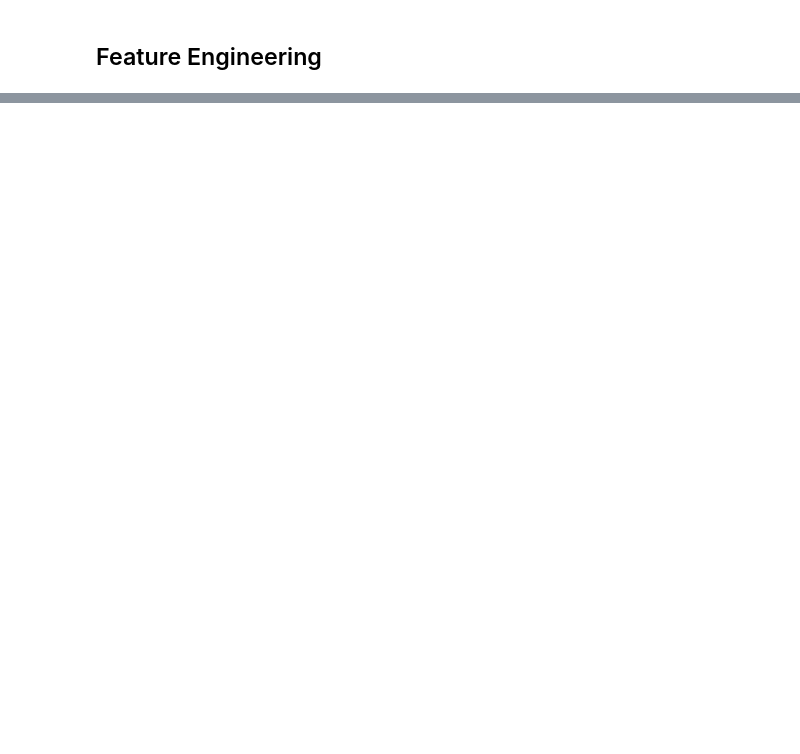
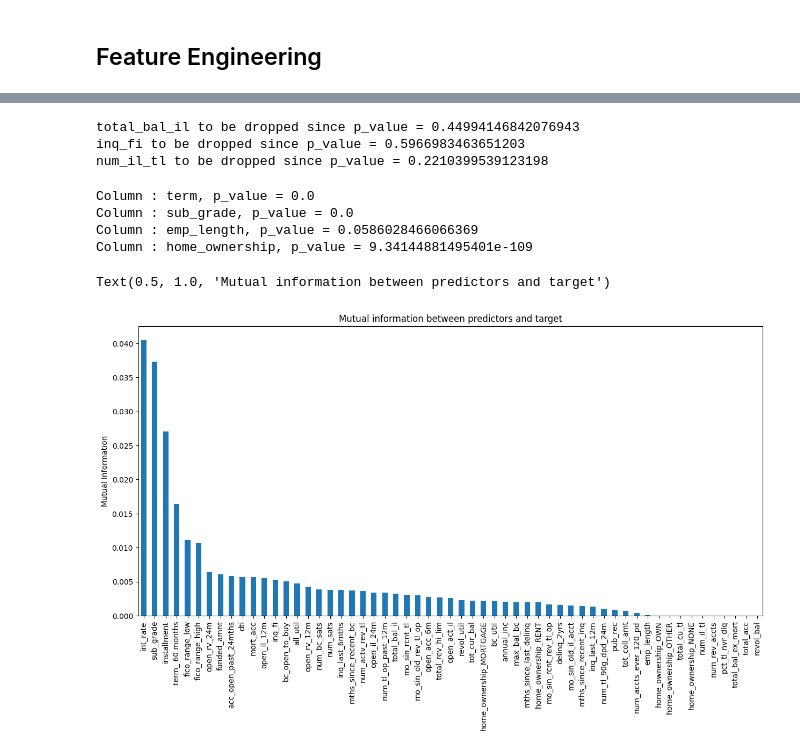
Before and after one commit to heardchef33/credit-risk-tool, a Jupyter notebook: notebooks/feature_engineering.ipynb, the cells around one changed output, grey strips where cells are left out. Drawn from its saved outputs; the diff is of its cells as text; code cells hidden in the pictures; blank space fills up the shorter version.

Commit message:
feat: feature selection methods; correlation analysis, statistical test and domain knowledge

```diff
--- a/notebooks/feature_engineering.ipynb
+++ b/notebooks/feature_engineering.ipynb
@@ -37,0 +34,4 @@ Dropping 27 columns due to domain irrelevance and potential to cause data leakag
+# %%
+X_train, y_train, X_val, y_val, X_test, y_test = train_val_test_split(cleaned_sampled)
+
+X_train, X_val, X_test = initial_preprocessing(X_train=X_train, X_val=X_val, X_test=X_test)
@@ -37,0 +77,48 @@ Dropping 27 columns due to domain irrelevance and potential to cause data leakag
+# %%
+grouped = X_train.merge(y_train, how='inner', left_index=True, right_index=True)
+
+charged_off = grouped.loc[grouped['loan_status'] == 'Charged Off']
+
+fully_paid = grouped.loc[grouped['loan_status'] == 'Fully Paid']
+# %%
+import scipy.stats as stats
+
+# Mann-Whitney U test to test for correlation between the continuous features and the categorical targets
+
+# We establish the level of significance to be 5%
+
+# Let the charged-off group be denoted by C
+# Let the fully paid group be denoted by F
+
+# H0: F_median = C_median (median of the fully paid group is the same as the median of the charged off group)
+
+# H1: F_median != C_median (median of the fully paid group is the same as the median of the charged off group)
+
+# So, if p-value < 0.05, we reject the null hypothesis to include that the medians are different so then
+# the correlation between that specific continuous feature and categorical target is significant
+
+columns_to_drop_from_mwu = []
+
+for column in charged_off.select_dtypes(include=('float64')).columns:
+    stat, p_value = stats.mannwhitneyu(charged_off[column], fully_paid[column], alternative='two-sided')
+
+    if p_value >= 0.05:
+        print(f"{column} to be dropped since p_value = {p_value}")
+        columns_to_drop_from_mwu.append(column)
+# %% [output]
+total_bal_il to be dropped since p_value = 0.44994146842076943
+inq_fi to be dropped since p_value = 0.5966983463651203
+num_il_tl to be dropped since p_value = 0.2210399539123198
+# %%
+for column in X_train.select_dtypes(exclude=['float64']):
+
+    contingency_table = pd.crosstab(grouped[column], grouped['loan_status'])
+
+    chi2, p_value, degree_of_freedom, expected_values = stats.chi2_contingency(contingency_table)
+
+    print(f"Column : {column}, p_value = {p_value}")
+# %% [output]
+Column : term, p_value = 0.0
+Column : sub_grade, p_value = 0.0
+Column : emp_length, p_value = 0.0586028466066369
+Column : home_ownership, p_value = 9.34144881495401e-109
@@ -37,0 +162,27 @@ Dropping 27 columns due to domain irrelevance and potential to cause data leakag
+# %%
+X_train_imp_enc = X_train_imp_enc.select_dtypes(exclude=['str'])
+X_val_imp_enc = X_val_imp_enc.select_dtypes(exclude=['str'])
+X_test_imp_enc= X_test_imp_enc.select_dtypes(exclude=['str'])
+# %%
+# Mutual information to test assoication between categorical and numerical features and the categorical targets
+import matplotlib.pyplot as plt
+
+masking = []
+for column in X_train_imp_enc.columns:
+    if column in ONE_HOT_ENCODED_COLUMNS + ORDINAL_ENCODED_COLUMNS:
+        masking.append(True)
+    else:
+        masking.append(False)
+
+from sklearn.feature_selection import mutual_info_classif
+
+mi_stuff = mutual_info_classif(X_train_imp_enc, y_train, discrete_features=masking)
+
+mi = pd.Series(mi_stuff)
+mi.index = X_train_imp_enc.columns
+mi.sort_values(ascending=False).plot.bar(figsize=(15, 7))
+plt.ylabel('Mutual Information')
+plt.title("Mutual information between predictors and target")
+# %% [output]
+Text(0.5, 1.0, 'Mutual information between predictors and target')
+[figure, added]
```
Also changed, not shown: parts of 9 cells of this notebook.
